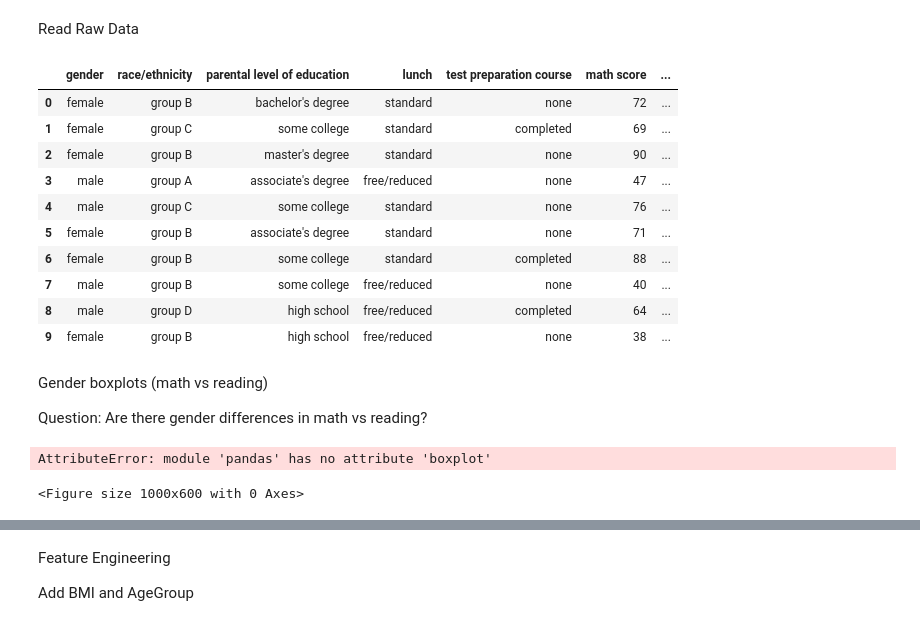
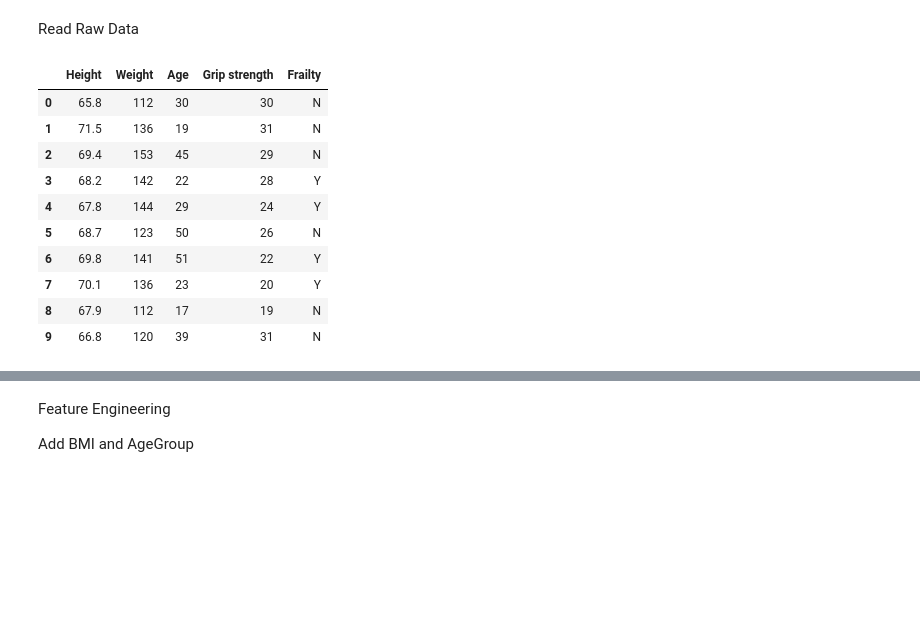
Before and after one commit to Ambrgna/CS-5530-Assignment-1, a Jupyter notebook: frailty_project/src/frailty_project.ipynb, the cells around one changed output, grey strips where cells are left out. Drawn from its saved outputs; the diff is of its cells as text; code cells hidden in the pictures; blank space fills up the shorter version.

```diff
--- a/frailty_project/src/frailty_project.ipynb
+++ b/frailty_project/src/frailty_project.ipynb
@@ -8,34 +6,18 @@ import matplotlib.pyplot as plt
 # %% [markdown]
 Read Raw Data
 # %%
-url = 'https://raw.githubusercontent.com/Ambrgna/CS-5530-Assignment-1/refs/heads/main/students_performance/data_raw/raw_students_performance_data.csv'
+url = 'https://raw.githubusercontent.com/Ambrgna/CS-5530-Assignment-1/refs/heads/main/frailty_project/data_raw/raw_frailty_data.csv'
 df = pd.read_csv(url)
 df.head(10)
 # %% [output]
-|  | gender | race/ethnicity | parental level of education | lunch | test preparation course | math score | ... |
-| 0 | female | group B | bachelor's degree | standard | none | 72 | ... |
-| 1 | female | group C | some college | standard | completed | 69 | ... |
-| 2 | female | group B | master's degree | standard | none | 90 | ... |
-| 3 | male | group A | associate's degree | free/reduced | none | 47 | ... |
-| 4 | male | group C | some college | standard | none | 76 | ... |
-| 5 | female | group B | associate's degree | standard | none | 71 | ... |
-| 6 | female | group B | some college | standard | completed | 88 | ... |
-| 7 | male | group B | some college | free/reduced | none | 40 | ... |
-| 8 | male | group D | high school | free/reduced | completed | 64 | ... |
-| 9 | female | group B | high school | free/reduced | none | 38 | ... |
+|  | Height | Weight | Age | Grip strength | Frailty |
+| 0 | 65.8 | 112 | 30 | 30 | N |
+| 1 | 71.5 | 136 | 19 | 31 | N |
+| 2 | 69.4 | 153 | 45 | 29 | N |
+| 3 | 68.2 | 142 | 22 | 28 | Y |
+| 4 | 67.8 | 144 | 29 | 24 | Y |
+| 5 | 68.7 | 123 | 50 | 26 | N |
+| 6 | 69.8 | 141 | 51 | 22 | Y |
+| 7 | 70.1 | 136 | 23 | 20 | Y |
+| 8 | 67.9 | 112 | 17 | 19 | N |
+| 9 | 66.8 | 120 | 39 | 31 | N |
-# %% [markdown]
-Gender boxplots (math vs reading)
-
-Question: Are there gender differences in math vs reading?
-# %%
-df_melted = df.melt(id_vars="gender", value_vars=["math score", "reading score"],
-                    var_name="subject", value_name="score")
-
-plt.figure(figsize=(10, 6))
-sns.boxplot(x="subject", y="score", hue="gender", data=df_melted)
-plt.title("Math vs Reading Scores by Gender")
-plt.ylabel("Score")
-plt.show()
-# %% [output]
-AttributeError: module 'pandas' has no attribute 'boxplot'
-<Figure size 1000x600 with 0 Axes>
```
Also changed, not shown: parts of 3 cells of this notebook.
